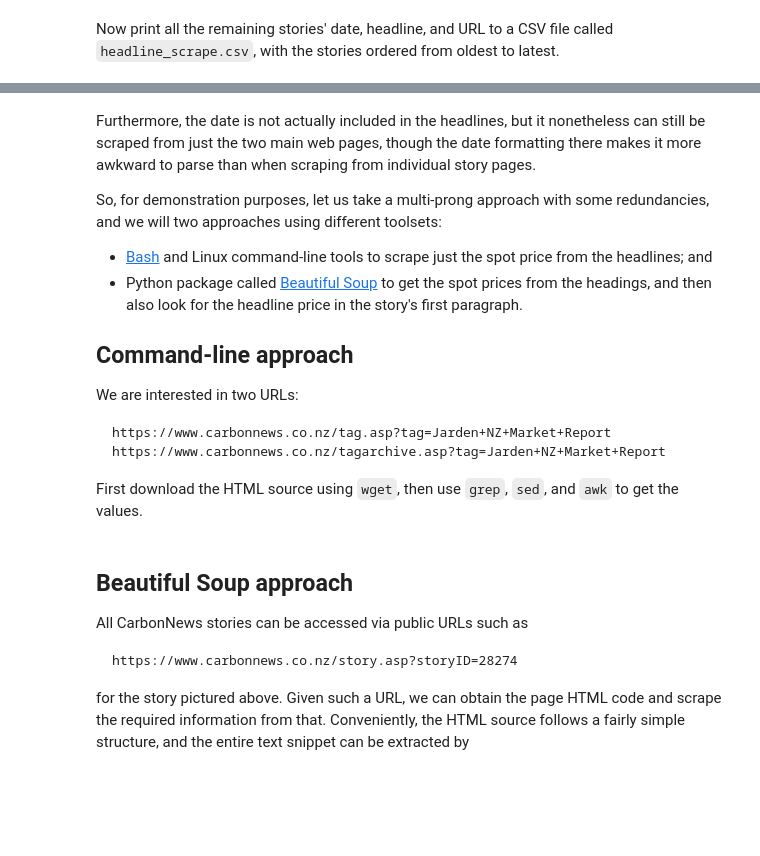
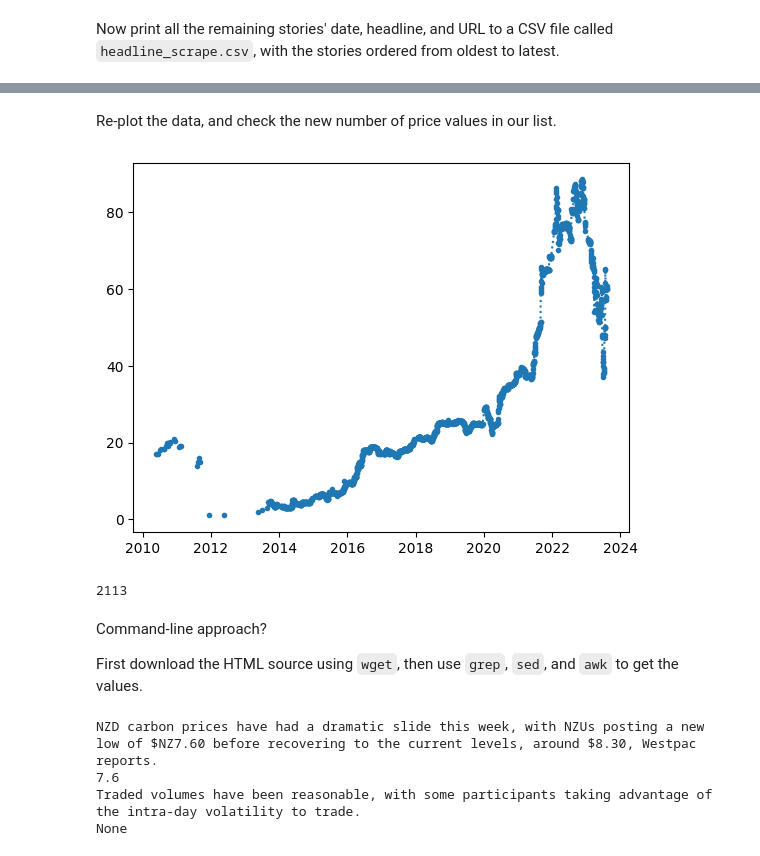
Before and after one commit to dmitrische/nzu-market, a Jupyter notebook: price-data-scrape/data_scraper.ipynb, the cells around one changed output, grey strips where cells are left out. Cells and saved outputs as stored; diff of their text form; code cells hidden in the pictures; blank space fills up the shorter version.

````diff
--- a/price-data-scrape/data_scraper.ipynb
+++ b/price-data-scrape/data_scraper.ipynb
@@ -167,25 +165,34 @@ SyntaxError: expected ':' (3482318710.py, line 1)
+# %%
+from scraping_functions import parse_summary
+import time
+
+cutoff_date = datetime(2016,2,22).date()
+for i in range(len(prices)):
+    if prices[i] is None and dates[i] < cutoff_date:
+        page = requests.get(url+hrefs[i])
+        isoup = BeautifulSoup(page.content, "html.parser")
+
+        # Extract the summary - the div element of class StoryFirstPara in soup
+        para = isoup.find("div", class_="StoryFirstPara").text.strip()
+        prices[i] = parse_summary(para)
+        if(prices[i] is None):
+            para = isoup.find("div", class_="StorySecondPara").text.strip()
+            prices[i] = parse_summary(para)
+
+        time.sleep(2)
+# %% [markdown]
+Re-plot the data, and check the new number of price values in our list.
+# %%
+import matplotlib.pyplot as plt
+plt.plot(dates,prices, linestyle = 'dotted', marker='.')
+plt.show()
+# %% [output]
+[figure, added]
+# %%
+print(len([price for price in prices if price is not None]))
+# %% [output]
+2113
 # %% [markdown]
-Furthermore, the date is not actually included in the headlines, but it nonetheless can still be scraped from just the two main web pages, though the date formatting there makes it more awkward to parse than when scraping from individual story pages.
-
-So, for demonstration purposes, let us take a multi-prong approach with some redundancies, and we will two approaches using different toolsets:
-- [Bash](https://www.gnu.org/software/bash/) and Linux command-line tools to scrape just the spot price from the headlines; and
-- Python package called [Beautiful Soup](https://www.crummy.com/software/BeautifulSoup/) to get the spot prices from the headings, and then also look for the headline price in the story's first paragraph.
-
-
-## Command-line approach
-
-We are interested in two URLs:
-```
-https://www.carbonnews.co.nz/tag.asp?tag=Jarden+NZ+Market+Report
-https://www.carbonnews.co.nz/tagarchive.asp?tag=Jarden+NZ+Market+Report
-```
+Command-line approach?
 
 First download the HTML source using `wget`, then use `grep`, `sed`, and `awk` to get the values.
-# %% [markdown]
-## Beautiful Soup approach
-
-All CarbonNews stories can be accessed via public URLs such as
-```
-https://www.carbonnews.co.nz/story.asp?storyID=28274
-```
-for the story pictured above. Given such a URL, we can obtain the page HTML code and scrape the required information from that. Conveniently, the HTML source follows a fairly simple structure, and the entire text snippet can be extracted by
@@ -202,3 +199,19 @@ def check(headline):
+# %%
+from scraping_functions import parse_summary
+page = requests.get("https://www.carbonnews.co.nz/story.asp?storyID=5808")
+isoup = BeautifulSoup(page.content, "html.parser")
+para1 = isoup.find("div", class_="StoryFirstPara").text.strip()
+print(para1)
+print(parse_summary(para1))
+time.sleep(2)
+para2 = isoup.find("div", class_="StorySecondPara").text.strip()
+print(para2)
+print(parse_summary(para2))
+# %% [output]
+NZD carbon prices have had a dramatic slide this week, with NZUs posting a new low of $NZ7.60 before recovering to the current levels, around $8.30, Westpac reports.
+7.6
+Traded volumes have been reasonable, with some participants taking advantage of the intra-day volatility to trade.
+None
 # %%
 def parse_stories(hrefs):
 
````
Also changed, not shown: parts of 9 cells of this notebook, 3 other files.
